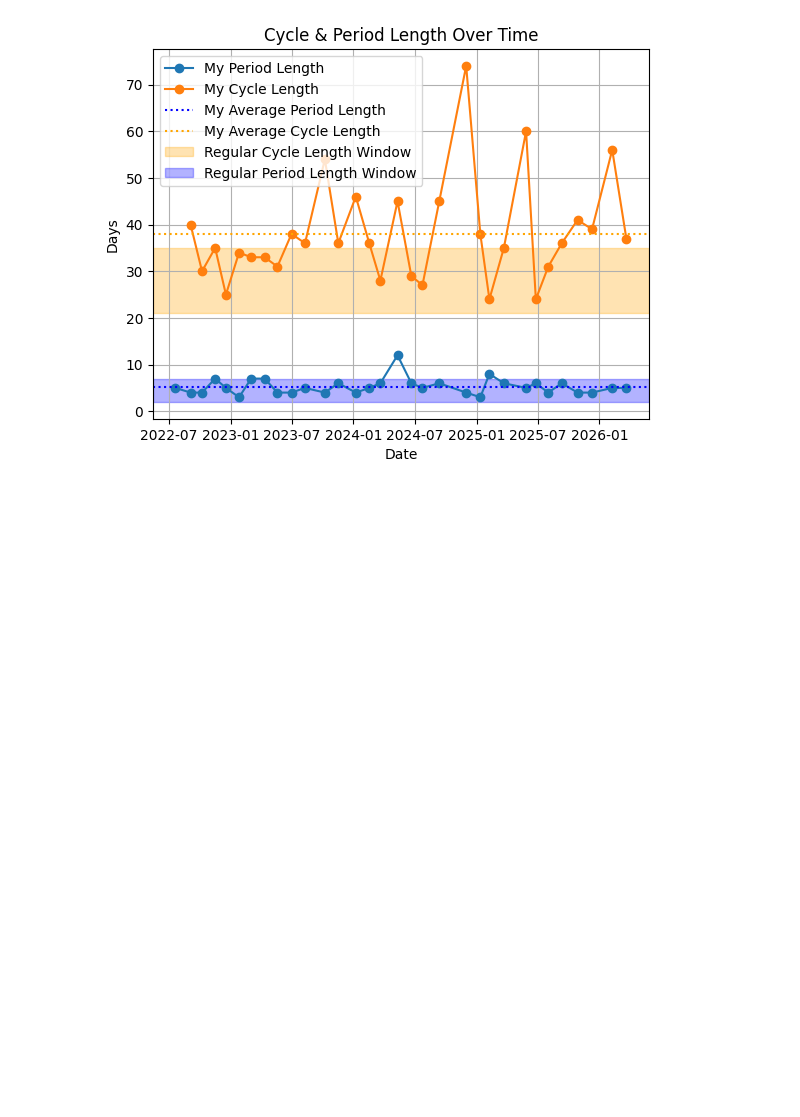
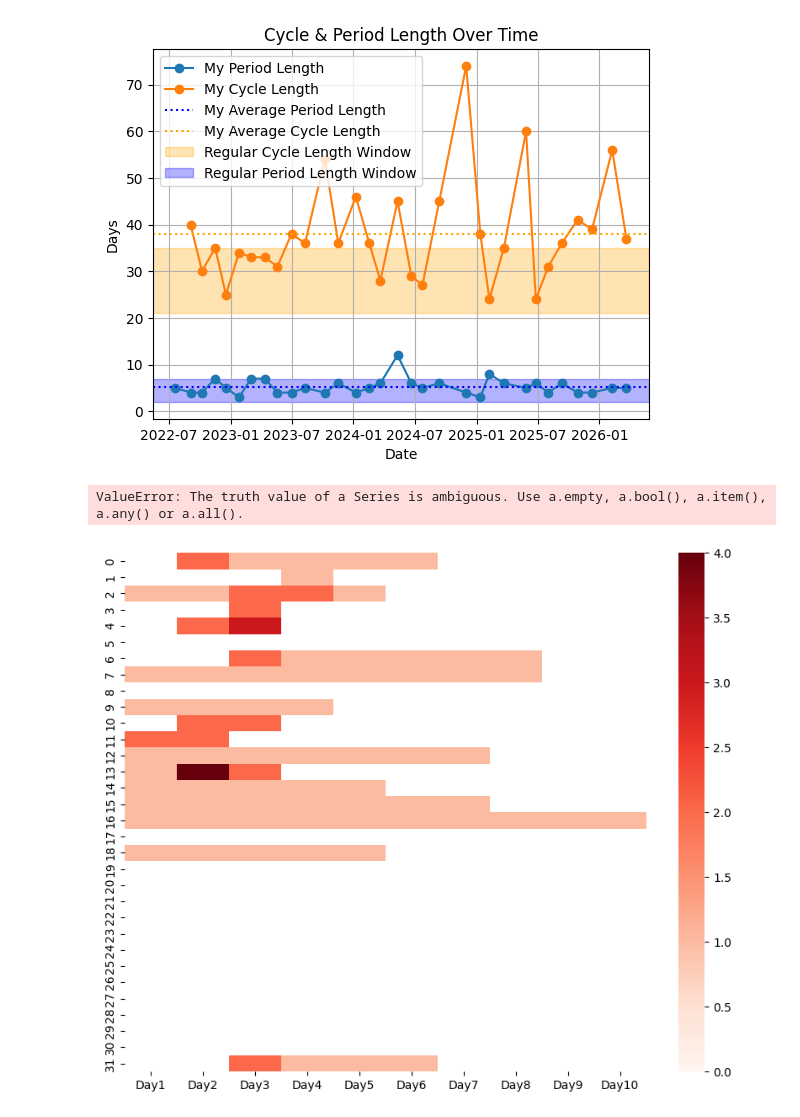
Before and after one commit to yinimini/Menstrual-Symptoms-Analysis-, a Jupyter notebook: extract_explore_test.ipynb, the cells around one changed output. Drawn from its saved outputs; the diff is of its cells as text; code cells hidden in the pictures; blank space fills up the shorter version.

Commit message:
Plotted period intensity across cycles

```diff
--- a/extract_explore_test.ipynb
+++ b/extract_explore_test.ipynb
@@ -172,6 +172,36 @@ for idx in df_filled.index:
     if last_non_nan_col is not None:
         cols_after = day_cols_sorted[day_cols_sorted.index(last_non_nan_col) + 1:]
         df_filled.loc[idx, cols_after] = np.nan
+# %%
+# --------- Visualization of period intensity ---------
+
+import seaborn as sns
+import matplotlib.pyplot as plt
+from matplotlib.colors import BoundaryNorm
+
+data = df_filled[day_cols_sorted]
+vmin = 0
+vmax = data.max()
+
+bounds = np.arange(vmin, vmax + 1, 1)
+norm = BoundaryNorm(bounds, ncolors=256)
+
+plt.figure(figsize=(10, 8))
+ax = sns.heatmap(
+    data,
+    cmap='Reds',
+    norm=norm,
+    cbar_kws={"ticks": bounds}
+)
+plt.figure(figsize=(10, 8))
+sns.heatmap(data, cmap='Reds', vmin=0, cbar=True)
+plt.xlabel("Cycle Day")
+plt.ylabel("Cycle Number")
+plt.title("Period Intensity Across Cycles")
+plt.show()
+# %% [output]
+ValueError: The truth value of a Series is ambiguous. Use a.empty, a.bool(), a.item(), a.any() or a.all().
+[figure, added]
 # %%
 # Analysis checklist:
 
```
Also changed, not shown: parts of 2 cells of this notebook.
